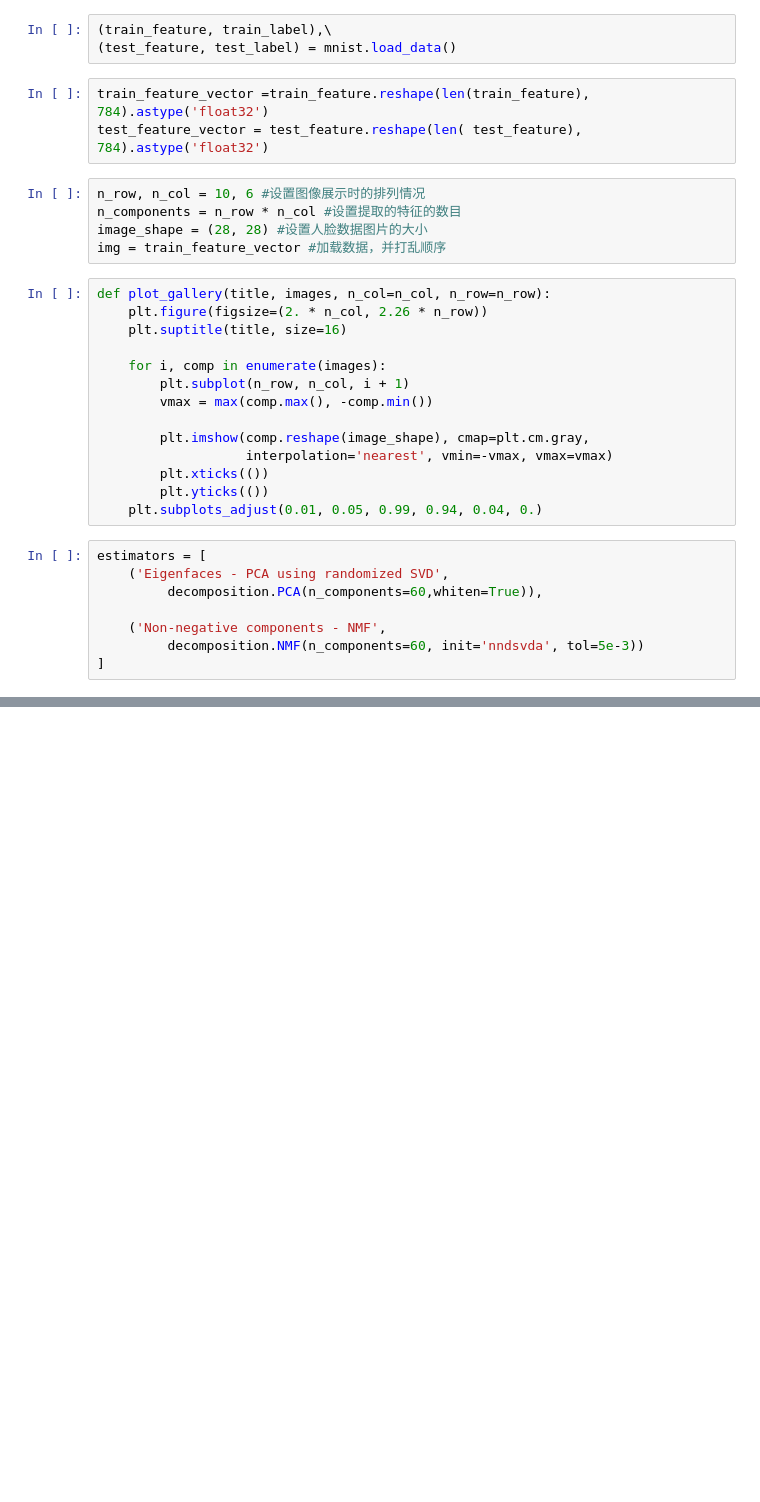
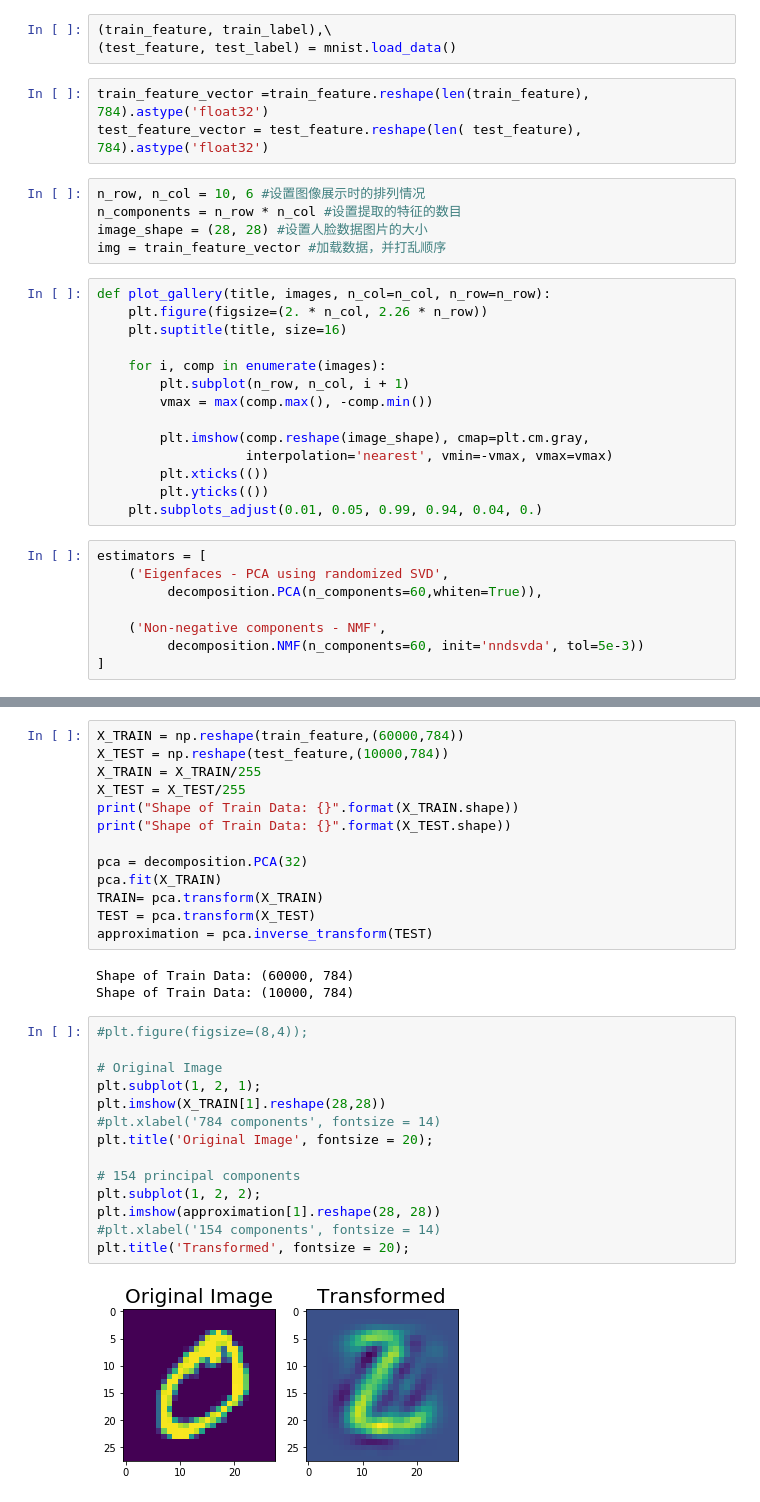
Before and after one commit to hamemomo/ML_tools, a Jupyter notebook: PCA_NMF/Mnist_PCA_NMF.ipynb, the cells around one changed output, grey strips where cells are left out. Saved outputs shown, nothing was run; the diff lists cells and outputs as text; blank space fills up the shorter version.

```diff
--- a/PCA_NMF/Mnist_PCA_NMF.ipynb
+++ b/PCA_NMF/Mnist_PCA_NMF.ipynb
@@ -57,0 +58,32 @@ Extracting the top 60 Non-negative components - NMF...
+# %%
+X_TRAIN = np.reshape(train_feature,(60000,784))
+X_TEST = np.reshape(test_feature,(10000,784))
+X_TRAIN = X_TRAIN/255
+X_TEST = X_TEST/255
+print("Shape of Train Data: {}".format(X_TRAIN.shape))
+print("Shape of Train Data: {}".format(X_TEST.shape))
+
+pca = decomposition.PCA(32)
+pca.fit(X_TRAIN)
+TRAIN= pca.transform(X_TRAIN)
+TEST = pca.transform(X_TEST)
+approximation = pca.inverse_transform(TEST)
+# %% [output]
+Shape of Train Data: (60000, 784)
+Shape of Train Data: (10000, 784)
+# %%
+#plt.figure(figsize=(8,4));
+
+# Original Image
+plt.subplot(1, 2, 1);
+plt.imshow(X_TRAIN[1].reshape(28,28))
+#plt.xlabel('784 components', fontsize = 14)
+plt.title('Original Image', fontsize = 20);
+
+# 154 principal components
+plt.subplot(1, 2, 2);
+plt.imshow(approximation[1].reshape(28, 28))
+#plt.xlabel('154 components', fontsize = 14)
+plt.title('Transformed', fontsize = 20);
+# %% [output]
+[figure, added]
```
Also changed, not shown: parts of 3 cells of this notebook, 1 other file.
